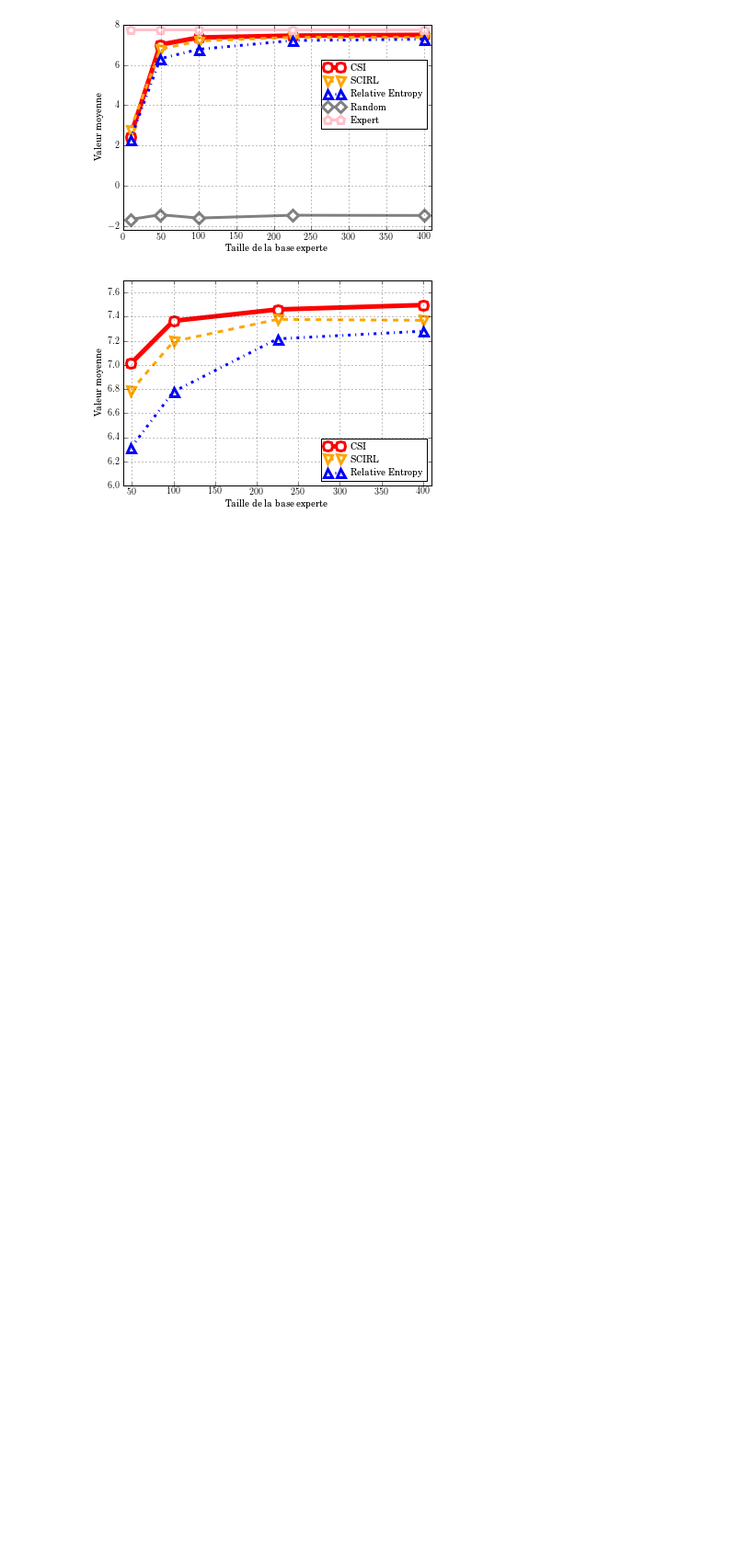
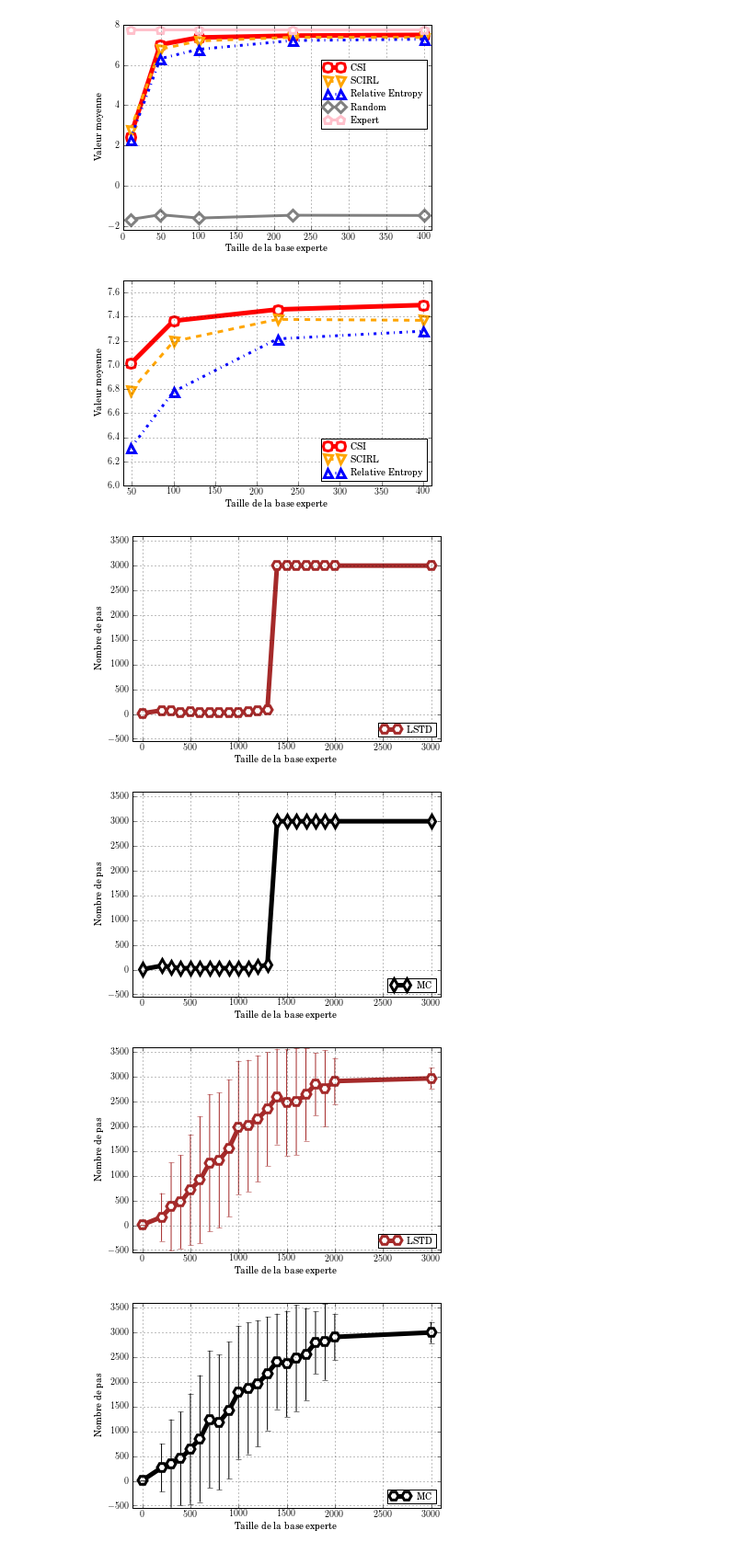
Before and after one commit to edouardklein/RL-and-IRL, a Jupyter notebook: Plot19.ipynb, the cells around one changed output. Shown at 92% size. Cells and saved outputs as stored; diff of their text form; code cells hidden in the pictures; blank space fills up the shorter version.

Commit message:
Corrections diverses et nouveaux graphes pour LSTDmu

```diff
--- a/Plot19.ipynb
+++ b/Plot19.ipynb
@@ -547,3 +547,51 @@ axis([40,410,6,7.7])
 savefig("highway_csi2.pdf")
 # %% [output]
 [figure]
+# %%
+LSTDonce = genfromtxt('threshold_lstd.dat')
+MConce = genfromtxt('threshold_mc.dat')
+LSTDall = genfromtxt('threshold_lstd.dat-0')
+MCall = genfromtxt('threshold_mc.dat-0')
+X = LSTDonce[:,0]
+plot(X,LSTDonce[:,1],"H-", color='brown',mec='brown',mfc="w", lw=5, mew=3, ms=10, label=r"LSTD")
+legend(loc='lower right')
+yticks(range(-500,4000,500))
+grid()
+axis([-100,3100,-550,3600])
+xlabel(r"Taille de la base experte")
+ylabel("Nombre de pas")
+savefig("LSTDmu_b.pdf")
+figure()
+plot(X,MConce[:,1],"d-", color='black',mec='black',mfc="w", lw=5, mew=3, ms=10, label=r"MC")
+legend(loc='lower right')
+yticks(range(-500,4000,500))
+grid()
+axis([-100,3100,-550,3600])
+xlabel(r"Taille de la base experte")
+ylabel("Nombre de pas")
+savefig("LSTDmu_a.pdf")
+figure()
+plot(X,LSTDall[:,1],"H-", color='brown',mec='brown',mfc="w", lw=5, mew=3, ms=10, label=r"LSTD")
+errorbar(X,LSTDall[:,1],LSTDall[:,2],fmt=None,ecolor='brown')#, color='brown',mec='brown',mfc="w", lw=5, mew=3, ms=10, label=r"LSTD")
+legend(loc='lower right')
+yticks(range(-500,4000,500))
+grid()
+axis([-100,3100,-550,3600])
+xlabel(r"Taille de la base experte")
+ylabel("Nombre de pas")
+savefig("LSTDmu_d.pdf")
+figure()
+plot(X,MCall[:,1],"H-", color='black',mec='black',mfc="w", lw=5, mew=3, ms=10, label=r"MC")
+errorbar(X,MCall[:,1],LSTDall[:,2],fmt=None,ecolor='black')#, color='brown',mec='brown',mfc="w", lw=5, mew=3, ms=10, label=r"LSTD")
+legend(loc='lower right')
+yticks(range(-500,4000,500))
+grid()
+axis([-100,3100,-550,3600])
+xlabel(r"Taille de la base experte")
+ylabel("Nombre de pas")
+savefig("LSTDmu_c.pdf")
+# %% [output]
+[figure, added]
+[figure, added]
+[figure, added]
+[figure, added]
```
Also changed, not shown: parts of 1 cell of this notebook, 11 other files.
